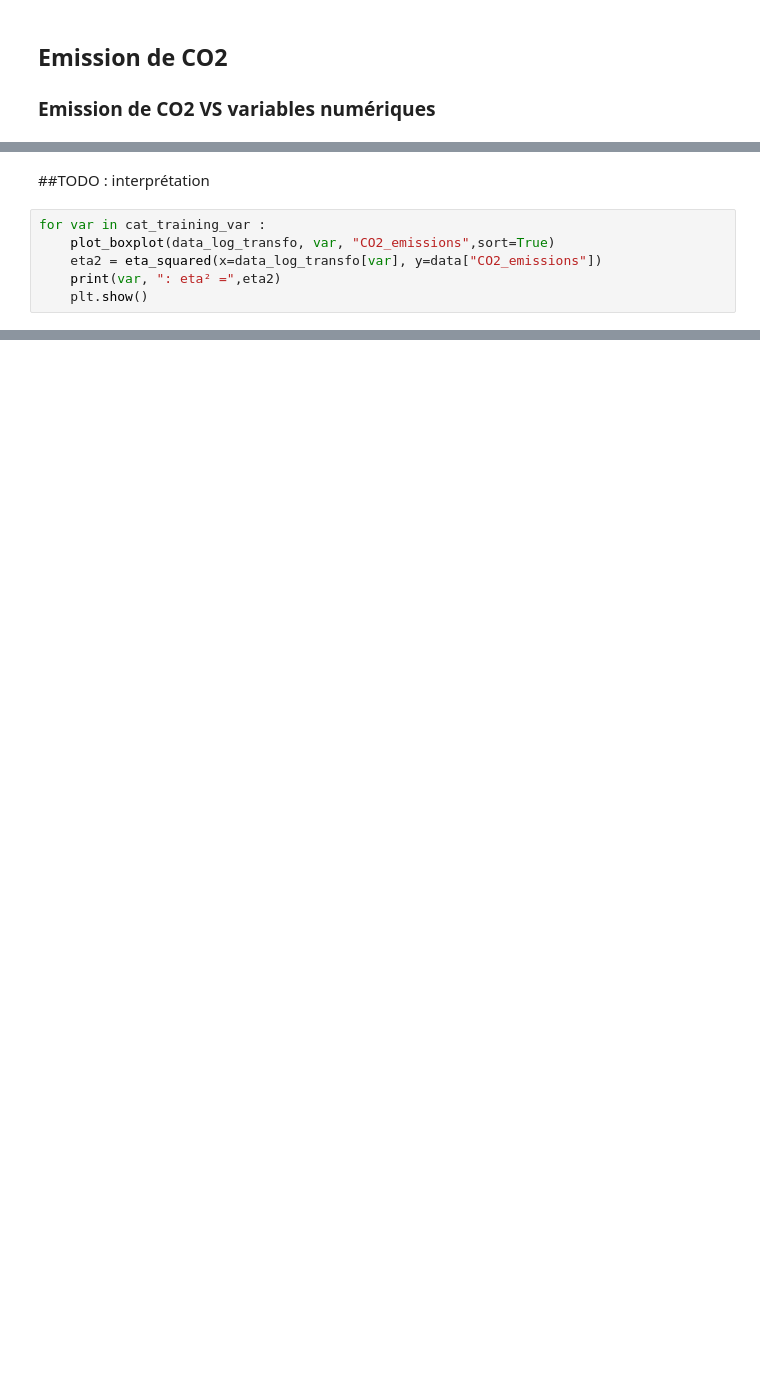
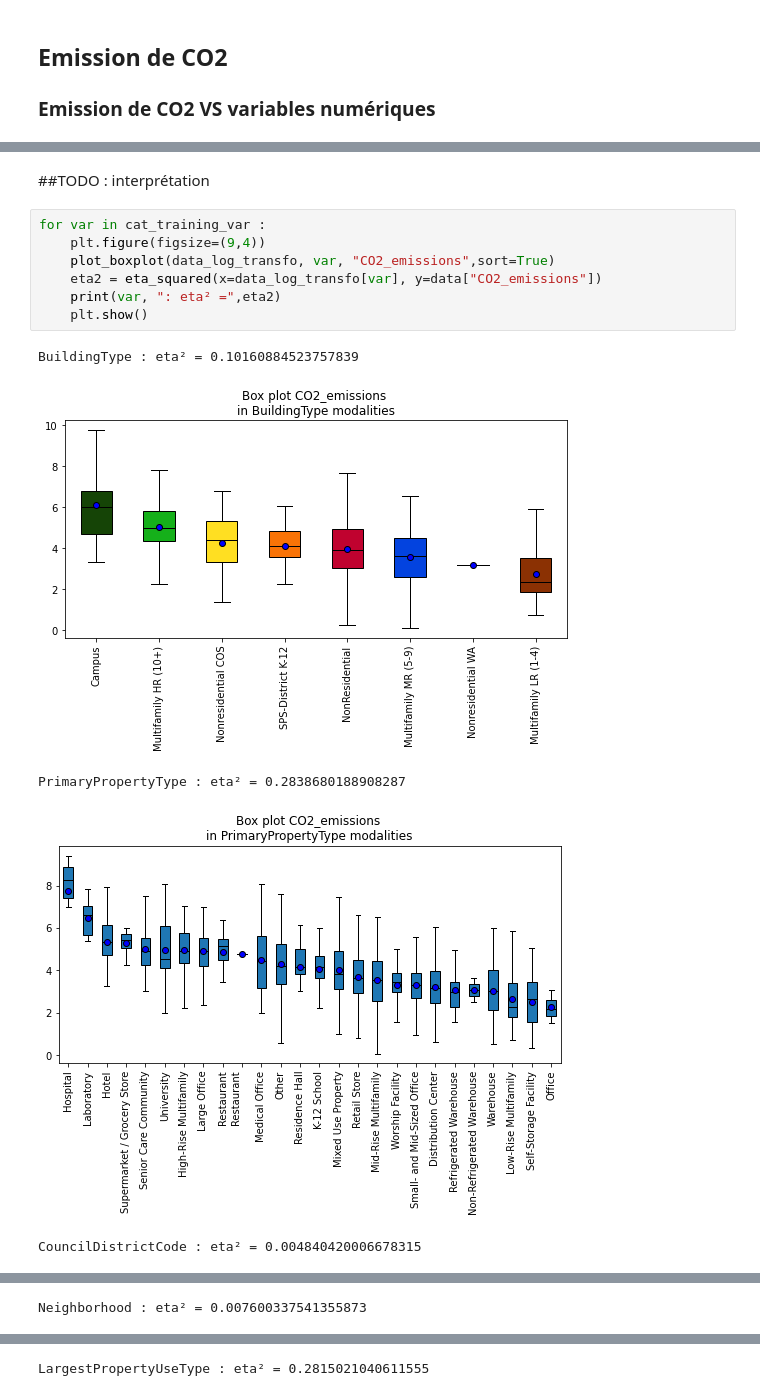
Before and after one commit to ClaireGayral/formation_openclassroom, a Jupyter notebook: P3_gayral_claire/preprocess.ipynb, the cells around one changed output, grey strips where cells are left out. Cells and saved outputs as stored; diff of their text form; blank space fills up the shorter version.

```diff
--- a/P3_gayral_claire/preprocess.ipynb
+++ b/P3_gayral_claire/preprocess.ipynb
@@ -774,8 +812,15 @@ compute_LR_CV(X, y, dict_lr_model, alpha_values, score_name, fig_name)
-# %% [markdown]
-##TODO : interprétation
+# %% [markdown]
+##TODO : interprétation
 # %%
 for var in cat_training_var :
+    plt.figure(figsize=(9,4))
     plot_boxplot(data_log_transfo, var, "CO2_emissions",sort=True)
     eta2 = eta_squared(x=data_log_transfo[var], y=data["CO2_emissions"])
     print(var, ": eta² =",eta2)
     plt.show()
+# %% [output]
+BuildingType : eta² = 0.10160884523757839
+[figure, added]
+PrimaryPropertyType : eta² = 0.2838680188908287
+[figure, added]
+CouncilDistrictCode : eta² = 0.004840420006678315
@@ -781,0 +828 @@ for var in cat_training_var :
+Neighborhood : eta² = 0.007600337541355873
@@ -781,0 +830 @@ for var in cat_training_var :
+LargestPropertyUseType : eta² = 0.2815021040611555
```
Also changed, not shown: parts of 51 cells of this notebook, 2 other files.
